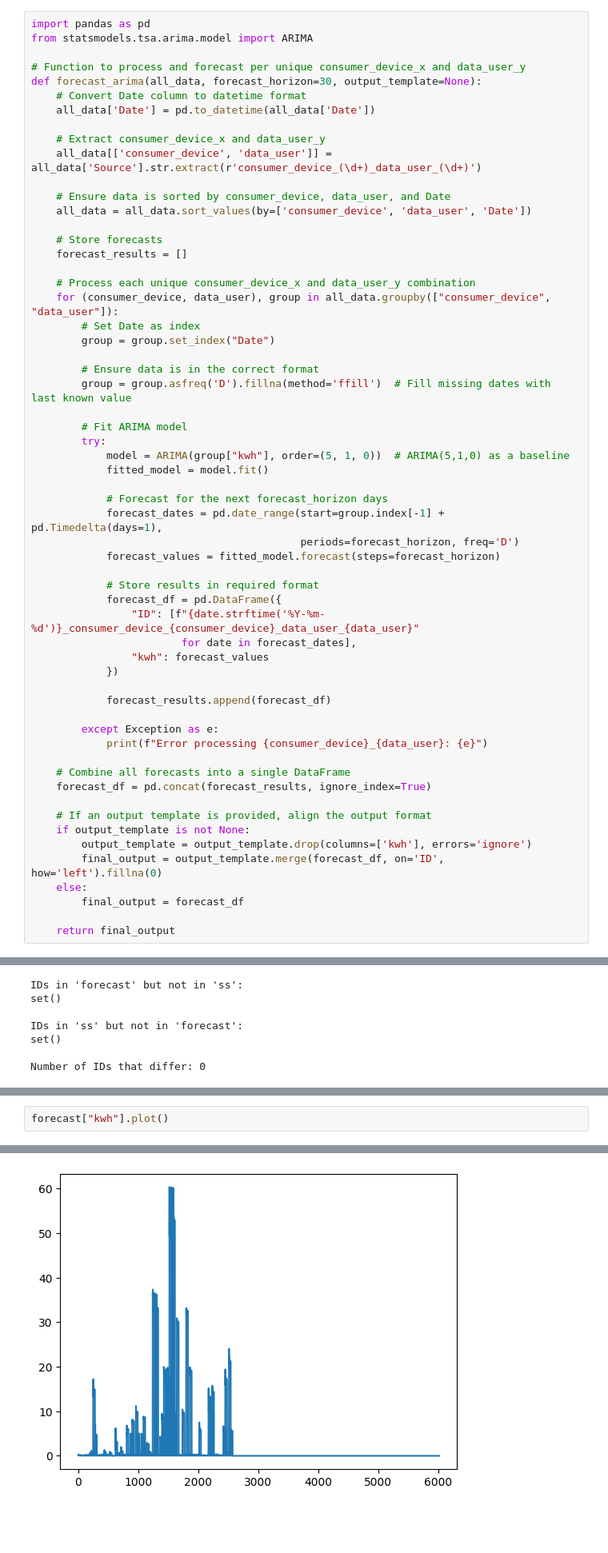
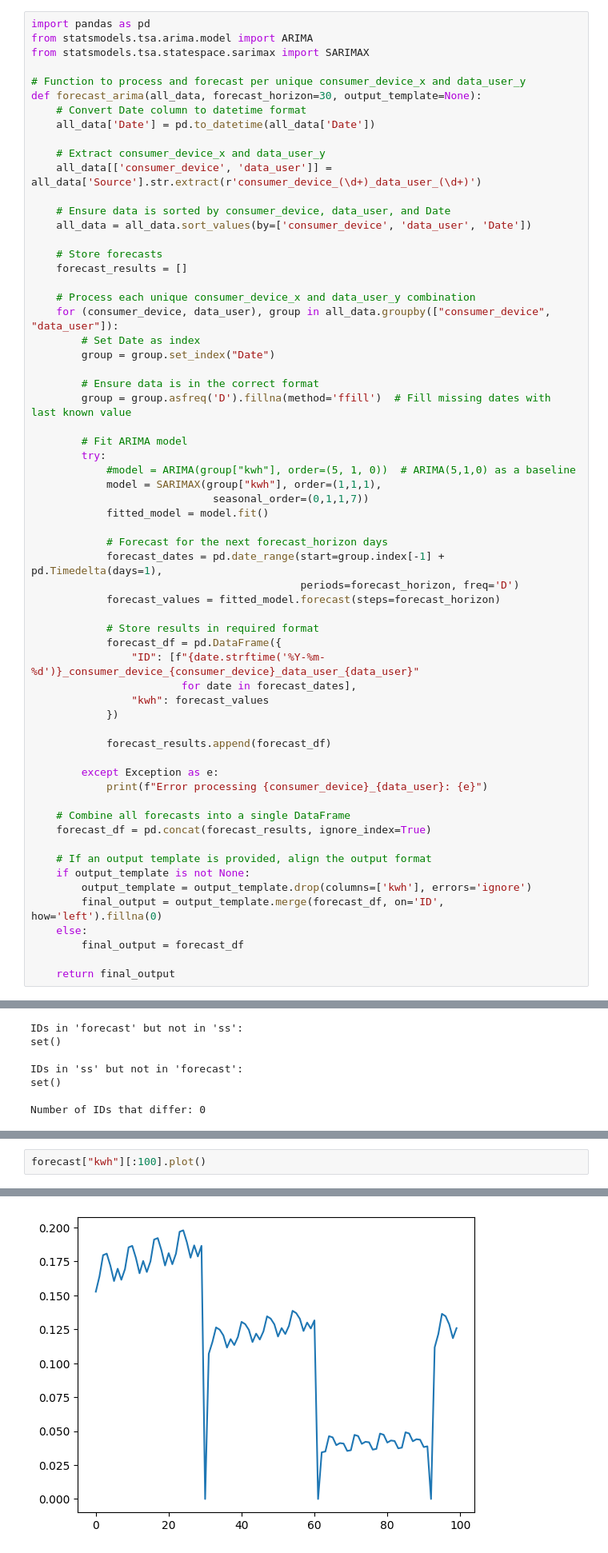
Before and after one commit to SIDIBEMoussa/Hydropower-Climate-Optimisation-Challenge, a Jupyter notebook: Notebook_version_1.ipynb, the cells around one changed output, grey strips where cells are left out. Shown at 80% size. Cells and saved outputs as stored; diff of their text form; blank space fills up the shorter version.

```diff
--- a/Notebook_version_1.ipynb
+++ b/Notebook_version_1.ipynb
@@ -299,6 +330,7 @@ complete_data.head()
 # %%
 import pandas as pd
 from statsmodels.tsa.arima.model import ARIMA
+from statsmodels.tsa.statespace.sarimax import SARIMAX
 
 # Function to process and forecast per unique consumer_device_x and data_user_y
 def forecast_arima(all_data, forecast_horizon=30, output_template=None):
@@ -324,7 +356,9 @@ def forecast_arima(all_data, forecast_horizon=30, output_template=None):
 
         # Fit ARIMA model
         try:
-            model = ARIMA(group["kwh"], order=(5, 1, 0))  # ARIMA(5,1,0) as a baseline
+            #model = ARIMA(group["kwh"], order=(5, 1, 0))  # ARIMA(5,1,0) as a baseline
+            model = SARIMAX(group["kwh"], order=(1,1,1),
+                             seasonal_order=(0,1,1,7))
             fitted_model = model.fit()
 
             # Forecast for the next forecast_horizon days
@@ -433,5 +469,5 @@ RMSE: 9.312750604651274
 # %%
-forecast["kwh"].plot()
+forecast["kwh"][:100].plot()
 # %% [output]
 <Axes: >
-[figure, old version]
+[figure, new version]
```
Also changed, not shown: parts of 8 cells of this notebook.
